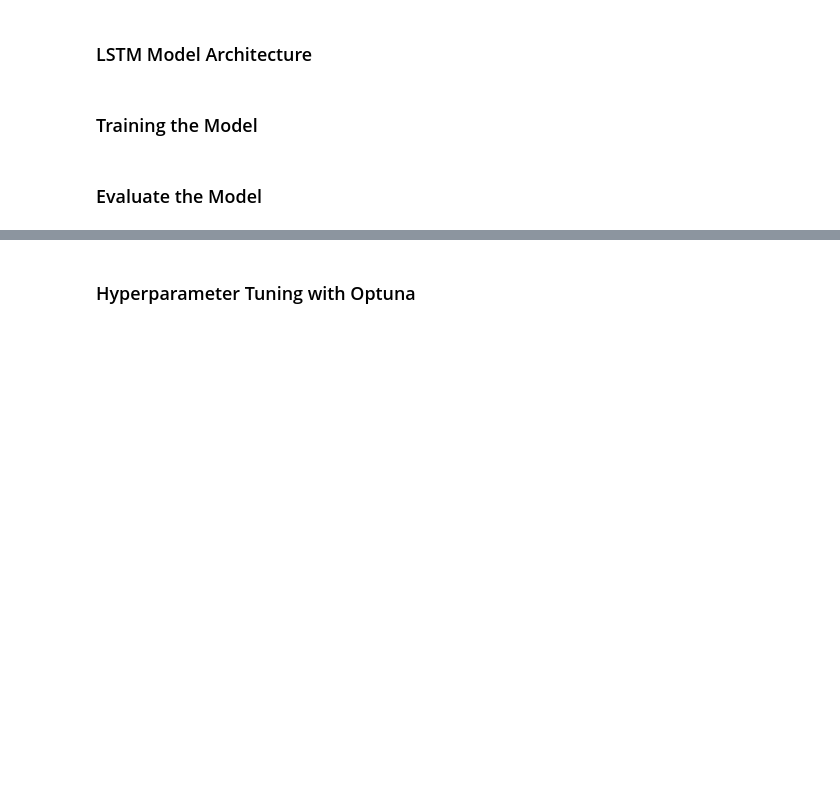
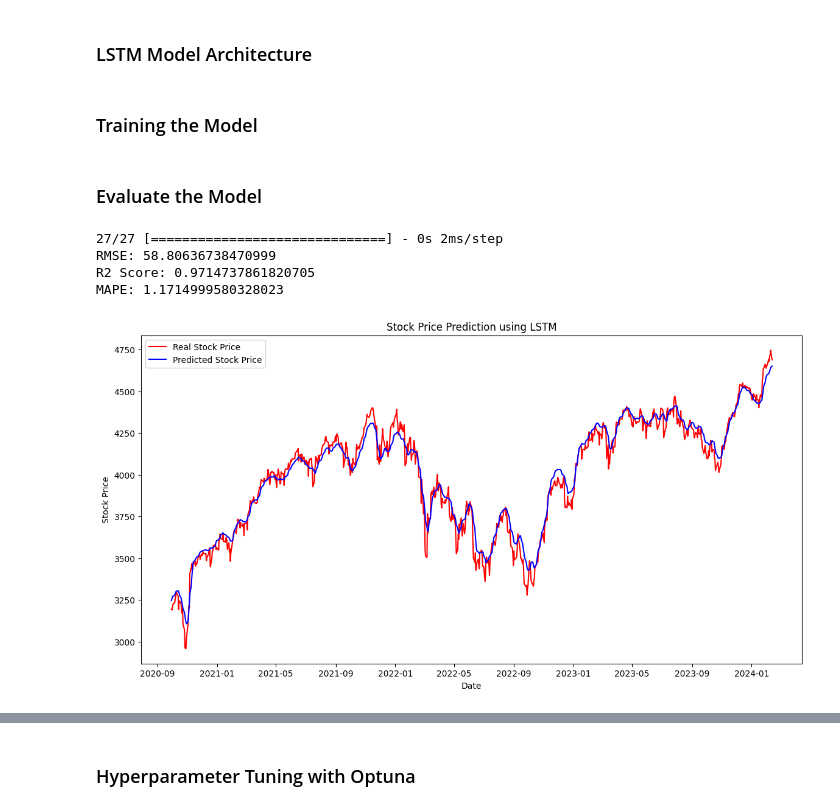
Before and after one commit to Fabio-Poli/CCT-Thesis-Project, a Jupyter notebook: Project_Code/Project Sep 2024.ipynb, the cells around one changed output, grey strips where cells are left out. Saved outputs shown, nothing was run; the diff lists cells and outputs as text; code cells hidden in the pictures; blank space fills up the shorter version.

```diff
--- a/Project_Code/Project Sep 2024.ipynb
+++ b/Project_Code/Project Sep 2024.ipynb
@@ -1937,33 +2208,47 @@ history = lstm_model.fit(X_train, y_train, epochs=50, batch_size=32, validation_
 import matplotlib.pyplot as plt
 from sklearn.metrics import mean_squared_error, r2_score
 from math import sqrt
 
 # Predict on the test set
 predicted_stock_price = lstm_model.predict(X_test)
 predicted_stock_price = scaler_series.inverse_transform(predicted_stock_price)
 real_stock_price = scaler_series.inverse_transform(y_test)
 
 # Evaluate the model
 rmse = sqrt(mean_squared_error(real_stock_price, predicted_stock_price))
 r2 = r2_score(real_stock_price, predicted_stock_price)
 mape = np.mean(np.abs((real_stock_price - predicted_stock_price) / real_stock_price)) * 100
 
 print(f"RMSE: {rmse}")
 print(f"R2 Score: {r2}")
 print(f"MAPE: {mape}")
 
 # Convert the test index back to dates if applicable
 test_dates = test.index  # Assuming `test` was the original dataframe holding dates
 
+# Adjust lengths to match
+min_length = min(len(test_dates), len(real_stock_price))
+
+# Truncate both arrays to the minimum length
+test_dates = test_dates[:min_length]
+real_stock_price = real_stock_price[:min_length]
+predicted_stock_price = predicted_stock_price[:min_length]
+
 # Plot the results with Date Index
 plt.figure(figsize=(14,7))
 plt.plot(test_dates, real_stock_price, color='red', label='Real Stock Price')
 plt.plot(test_dates, predicted_stock_price, color='blue', label='Predicted Stock Price')
 plt.title('Stock Price Prediction using LSTM')
 plt.xlabel('Date')
 plt.ylabel('Stock Price')
 plt.legend()
 plt.show()
+# %% [output]
+27/27 [==============================] - 0s 2ms/step
+RMSE: 58.80636738470999
+R2 Score: 0.9714737861820705
+MAPE: 1.1714999580328023
+[figure, added]
 # %%
 import numpy as np
 import pandas as pd
```
Also changed, not shown: parts of 38 cells of this notebook.
